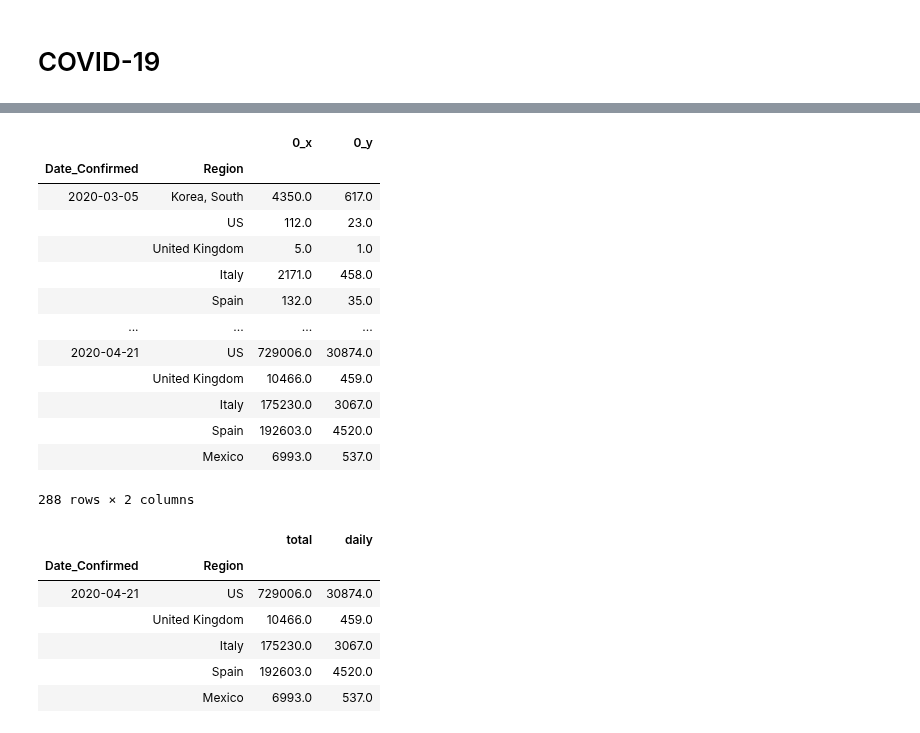
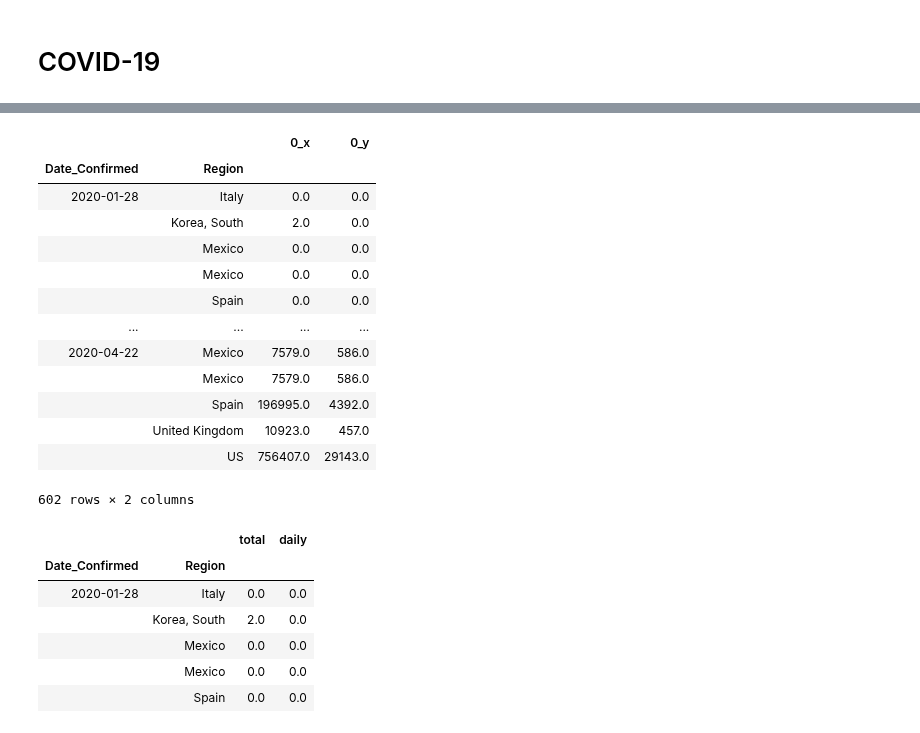
Before and after one commit to marianarf/covid19_mexico_analysis, a Jupyter notebook: 02_process_data.ipynb, the cells around one changed output, grey strips where cells are left out. Saved outputs shown, nothing was run; the diff lists cells and outputs as text; code cells hidden in the pictures.

```diff
--- a/02_process_data.ipynb
+++ b/02_process_data.ipynb
@@ -8,10 +8,10 @@ import numpy as np
 # %%
 world_total = pd.read_csv('output_data/time_series/total-world-covid19.csv')
 world_total['Date_Confirmed'] = pd.DatetimeIndex(world_total['Date_Confirmed'])
-world_total = world_total[['Date_Confirmed','Korea, South','US','United Kingdom','Italy','Spain','Mexico']]
+world_total = world_total[['Date_Confirmed','Italy','Korea, South','Mexico','Spain','United Kingdom','US','Mexico']]
 # %%
 # Daily cases
 # %%
 world_daily = pd.read_csv('output_data/time_series/daily-world_covid19.csv')
 world_daily['Date_Confirmed'] = pd.DatetimeIndex(world_daily['Date_Confirmed'])
-world_daily = world_daily[['Date_Confirmed','Korea, South','US','United Kingdom','Italy','Spain','Mexico']]
+world_daily = world_daily[['Date_Confirmed','Italy','Korea, South','Spain','United Kingdom','US','Mexico']]
@@ -20,7 +36,7 @@ world_daily = world_daily[['Date_Confirmed','Korea, South','US','United Kingdom'
 # %%
 total = world_total
 total = total.fillna(method='ffill') # First fill missing time series totals with previous row value
-total = total.replace(0, np.nan) # Now convert 0 to NaN
+#total = total.replace(0, np.nan) # Now convert 0 to NaN
 
 daily = world_daily
 # %%
@@ -56,28 +72,28 @@ tbl
 # %% [output]
 |  |  | 0_x | 0_y |
 | Date_Confirmed | Region |  |  |
-| 2020-03-05 | Korea, South | 4350.0 | 617.0 |
-|  | US | 112.0 | 23.0 |
-|  | United Kingdom | 5.0 | 1.0 |
-|  | Italy | 2171.0 | 458.0 |
-|  | Spain | 132.0 | 35.0 |
+| 2020-01-28 | Italy | 0.0 | 0.0 |
+|  | Korea, South | 2.0 | 0.0 |
+|  | Mexico | 0.0 | 0.0 |
+|  | Mexico | 0.0 | 0.0 |
+|  | Spain | 0.0 | 0.0 |
 | ... | ... | ... | ... |
-| 2020-04-21 | US | 729006.0 | 30874.0 |
-|  | United Kingdom | 10466.0 | 459.0 |
-|  | Italy | 175230.0 | 3067.0 |
-|  | Spain | 192603.0 | 4520.0 |
-|  | Mexico | 6993.0 | 537.0 |
+| 2020-04-22 | Mexico | 7579.0 | 586.0 |
+|  | Mexico | 7579.0 | 586.0 |
+|  | Spain | 196995.0 | 4392.0 |
+|  | United Kingdom | 10923.0 | 457.0 |
+|  | US | 756407.0 | 29143.0 |
-288 rows × 2 columns
+602 rows × 2 columns
 # %%
 tbl = tbl.rename(columns={'0_x': 'total', '0_y': 'daily'})
 # %%
-tbl.tail()
+tbl.head()
 # %% [output]
 |  |  | total | daily |
 | Date_Confirmed | Region |  |  |
-| 2020-04-21 | US | 729006.0 | 30874.0 |
-|  | United Kingdom | 10466.0 | 459.0 |
-|  | Italy | 175230.0 | 3067.0 |
-|  | Spain | 192603.0 | 4520.0 |
-|  | Mexico | 6993.0 | 537.0 |
+| 2020-01-28 | Italy | 0.0 | 0.0 |
+|  | Korea, South | 2.0 | 0.0 |
+|  | Mexico | 0.0 | 0.0 |
+|  | Mexico | 0.0 | 0.0 |
+|  | Spain | 0.0 | 0.0 |
 # %%
```
Also changed, not shown: parts of 3 cells of this notebook, 9 other files.
